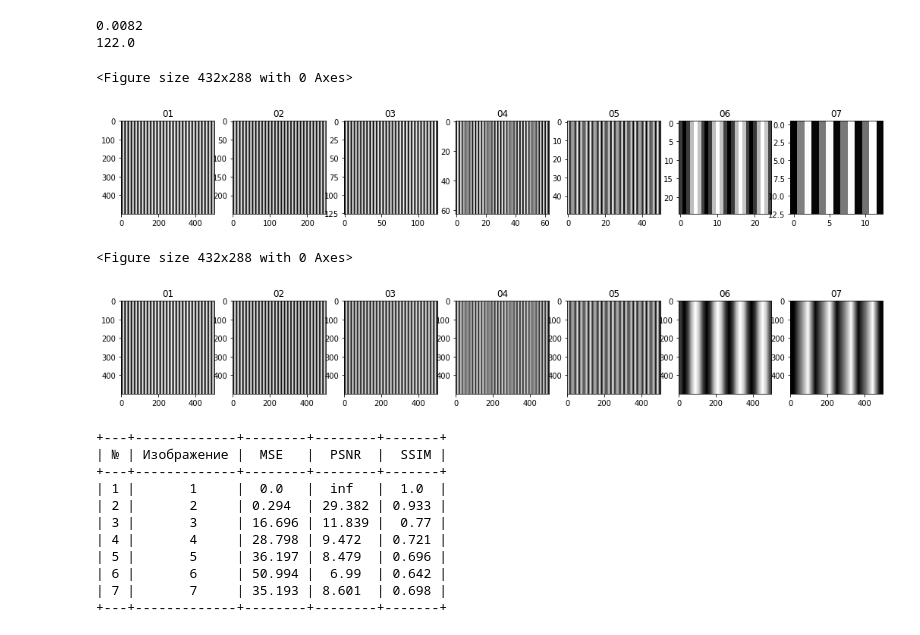
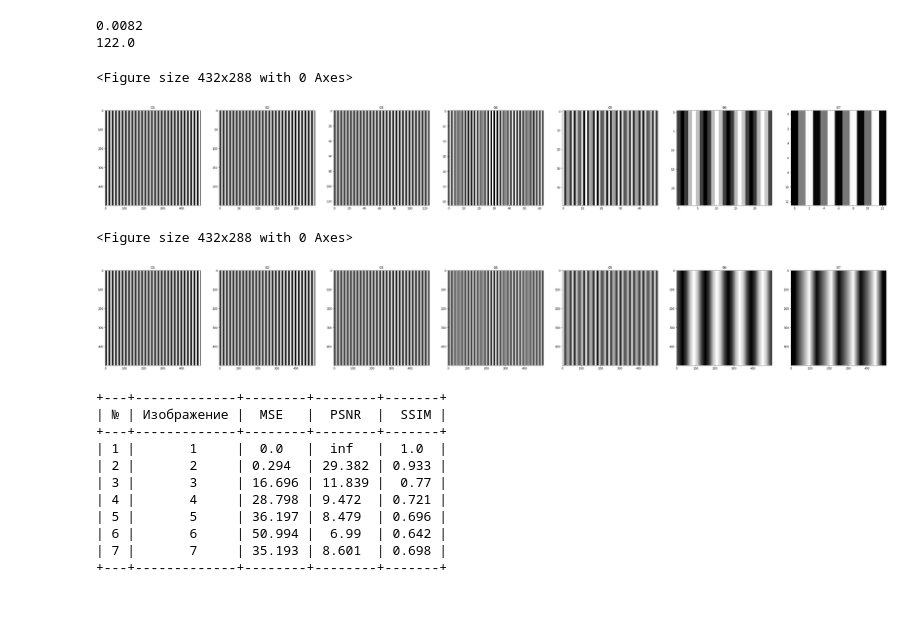
Before and after one commit to GreyImediary/tech_vision, a Jupyter notebook: lab_2/lab_2.ipynb, the cells around one changed output. Drawn from its saved outputs; the diff is of its cells as text; code cells hidden in the pictures; blank space fills up the shorter version.

```diff
--- a/lab_2/lab_2.ipynb
+++ b/lab_2/lab_2.ipynb
@@ -55,35 +55,35 @@ img4 = image(sampling(0.8))
 img5 = image(sampling(1))
 img6 = image(sampling(2))
 img7 = image(sampling(4))
 
 fig = plt.figure()
 
 fig, ([ax1, ax2, ax3, ax4, ax5, ax6,ax7] ) = plt.subplots(
     nrows=1, ncols=7,
-    figsize=(18, 14)
+    figsize=(50, 50)
 )
 
 ax1.set_title('01')
 ax2.set_title('02')
 ax3.set_title('03')
 ax4.set_title('04')
 ax5.set_title('05')
 ax6.set_title('06')
 ax7.set_title('07')
 
 
 ax1.imshow(img1, cmap='gray')
 ax2.imshow(img2, cmap='gray')
 ax3.imshow(img3, cmap='gray')
 ax4.imshow(img4,cmap='gray')
 ax5.imshow(img5, cmap='gray')
 ax6.imshow(img6, cmap='gray')
 ax7.imshow(img7,cmap='gray')
 
 plt.show()
 # %% [output]
 <Figure size 432x288 with 0 Axes>
-[figure, old version]
+[figure, new version]
 # %%
 # Изменение размера - интерполяция методом ближайшего соседа
 def interpolation(img, size):
@@ -102,7 +102,7 @@ fig = plt.figure()
 
 fig, ([ax1, ax2, ax3, ax4, ax5, ax6,ax7] ) = plt.subplots(
     nrows=1, ncols=7,
-    figsize=(18, 14)
+    figsize=(50, 50)
 )
 
 ax1.set_title('01')
@@ -125,7 +125,7 @@ ax7.imshow(img7Intr,cmap='gray')
 plt.show()
 # %% [output]
 <Figure size 432x288 with 0 Axes>
-[figure, old version]
+[figure, new version]
 # %%
 images = [img1Intr, img2Intr, img3Intr, img4Intr, img5Intr, img6Intr, img7Intr]
 
```
